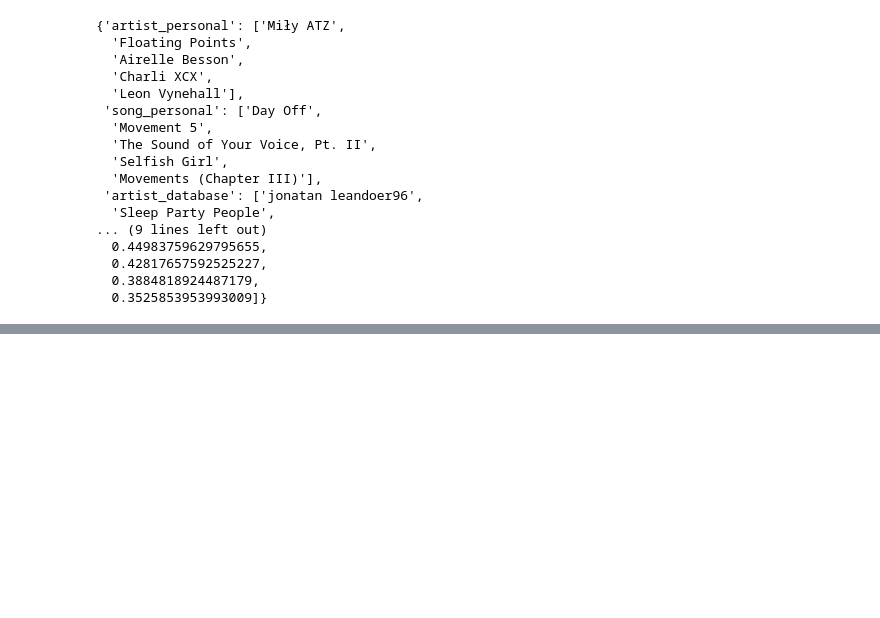
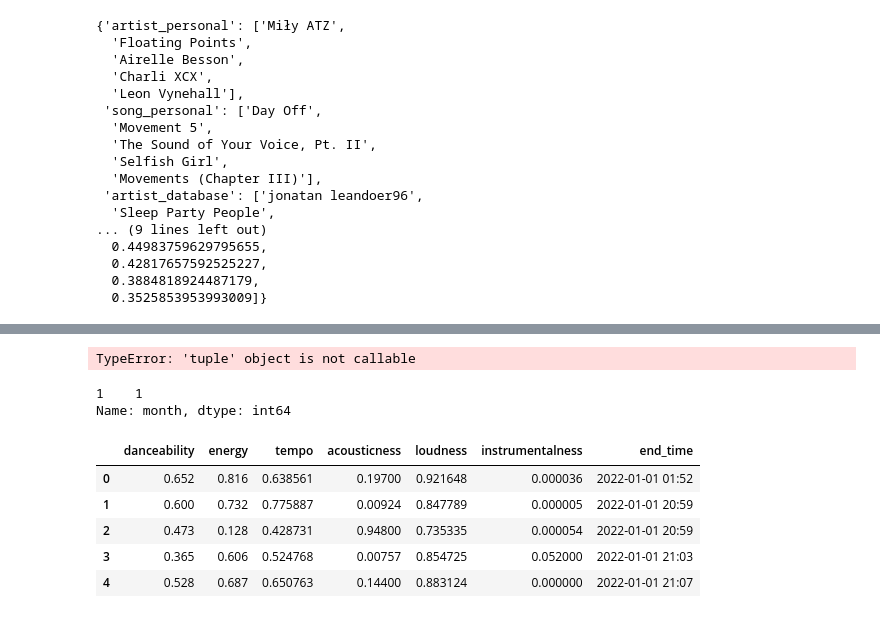
Before and after one commit to dkoterwa/spotify_app, a Jupyter notebook: website/testing_plots.ipynb, the cells around one changed output, grey strips where cells are left out. Cells and saved outputs as stored; diff of their text form; code cells hidden in the pictures; blank space fills up the shorter version.

```diff
--- a/website/testing_plots.ipynb
+++ b/website/testing_plots.ipynb
@@ -159,0 +186,13 @@ get_artists_photos(recommender_results, sp)
+# %%
+data["month"] = pd.to_datetime(data["end_time"]).dt.month
+# %%
+data.shape()
+# %% [output]
+TypeError: 'tuple' object is not callable
+# %%
+data = data.groupby("month").agg("mean").reset_index()
+# %%
+data["month"].value_counts()
+# %% [output]
+1    1
+Name: month, dtype: int64
@@ -159,0 +223,11 @@ get_artists_photos(recommender_results, sp)
+# %%
+data= normalize(data, ["tempo", "loudness"])
+# %%
+data.head()
+# %% [output]
+|  | danceability | energy | tempo | acousticness | loudness | instrumentalness | end_time |
+| 0 | 0.652 | 0.816 | 0.638561 | 0.19700 | 0.921648 | 0.000036 | 2022-01-01 01:52 |
+| 1 | 0.600 | 0.732 | 0.775887 | 0.00924 | 0.847789 | 0.000005 | 2022-01-01 20:59 |
+| 2 | 0.473 | 0.128 | 0.428731 | 0.94800 | 0.735335 | 0.000054 | 2022-01-01 20:59 |
+| 3 | 0.365 | 0.606 | 0.524768 | 0.00757 | 0.854725 | 0.052000 | 2022-01-01 21:03 |
+| 4 | 0.528 | 0.687 | 0.650763 | 0.14400 | 0.883124 | 0.000000 | 2022-01-01 21:07 |
```
Also changed, not shown: parts of 17 cells of this notebook, 11 other files.
